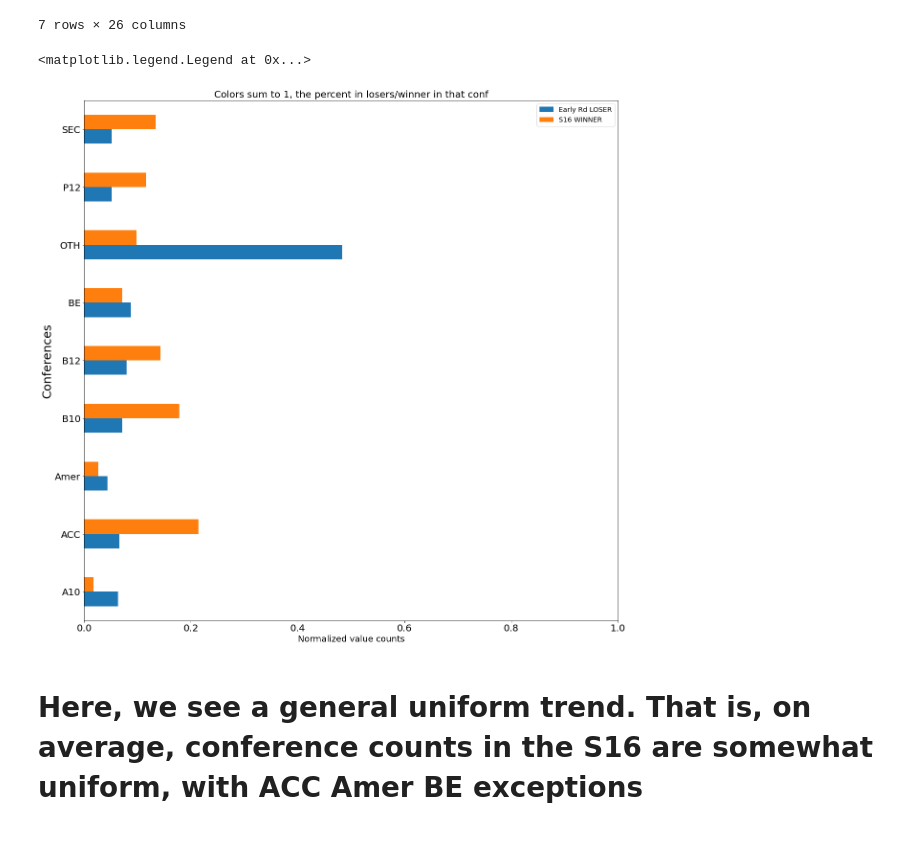
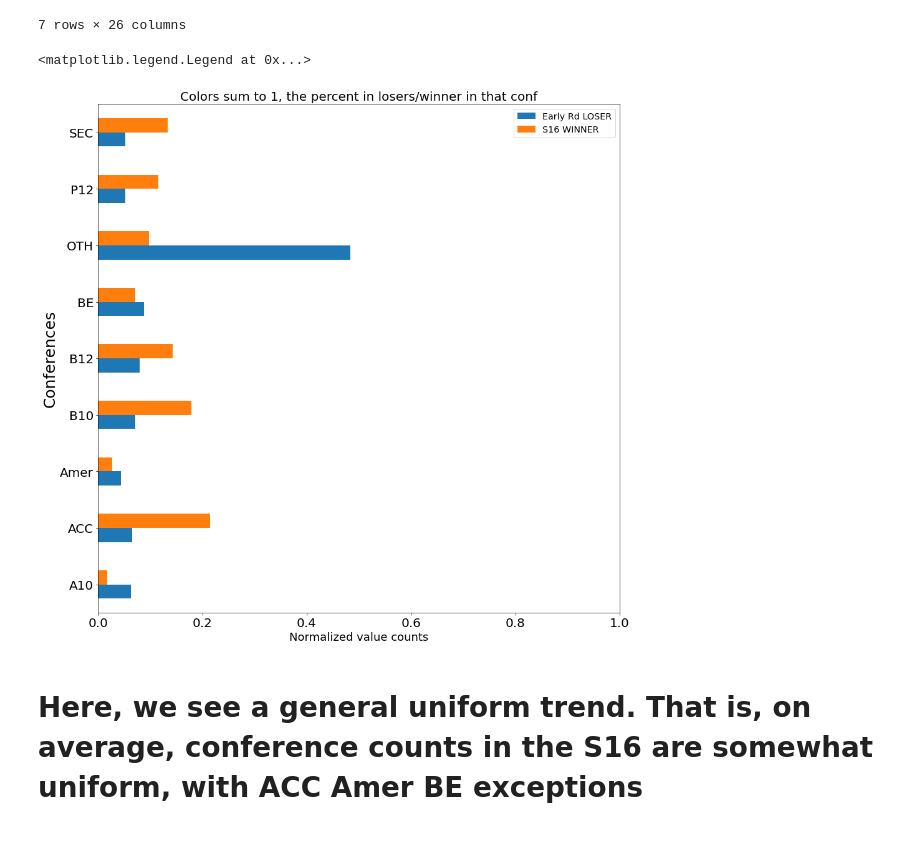
Before and after one commit to GrahamAnto/NCAA_Bball, a Jupyter notebook: By_Conference_Analysis.ipynb, the cells around one changed output. Cells and saved outputs as stored; diff of their text form; code cells hidden in the pictures.

```diff
--- a/By_Conference_Analysis.ipynb
+++ b/By_Conference_Analysis.ipynb
@@ -132,15 +132,15 @@ Text(0.5, 1.0, "['By-Round Probability of a random team selected from a given co
 | 12 | Connecticut | Amer | 40 | 32 | 112.5 | 91.3 | 0.9171 | 51.5 | 44.6 | 17.3 | ... | ... |
 7 rows × 26 columns
 # %%
-ax = train_df.groupby('CUTOFF').CLUS.value_counts(normalize=True).unstack(0).plot.barh(figsize=(20,20),fontsize=20)
+ax = train_df.groupby('CUTOFF').CLUS.value_counts(normalize=True).unstack(0).plot.barh(figsize=(15,15),fontsize=20)
 ax.set_xlim([0,1])
 ax.set_ylabel('Conferences',fontsize=25)
 ax.set_xlabel('Normalized value counts', fontsize=18)
 ax.set_title('Colors sum to 1, the percent in losers/winner in that conf', fontsize=20)
 ax.legend(['Early Rd LOSER','S16 WINNER'],fontsize='x-large')
 # %% [output]
 <matplotlib.legend.Legend at 0x...>
-[figure, old version]
+[figure, new version]
 # %% [markdown]
 # Here, we see a general uniform trend. That is, on average, conference counts in the S16 are somewhat uniform, with ACC Amer BE exceptions
 
```
Also changed, not shown: parts of 1 cell of this notebook.
